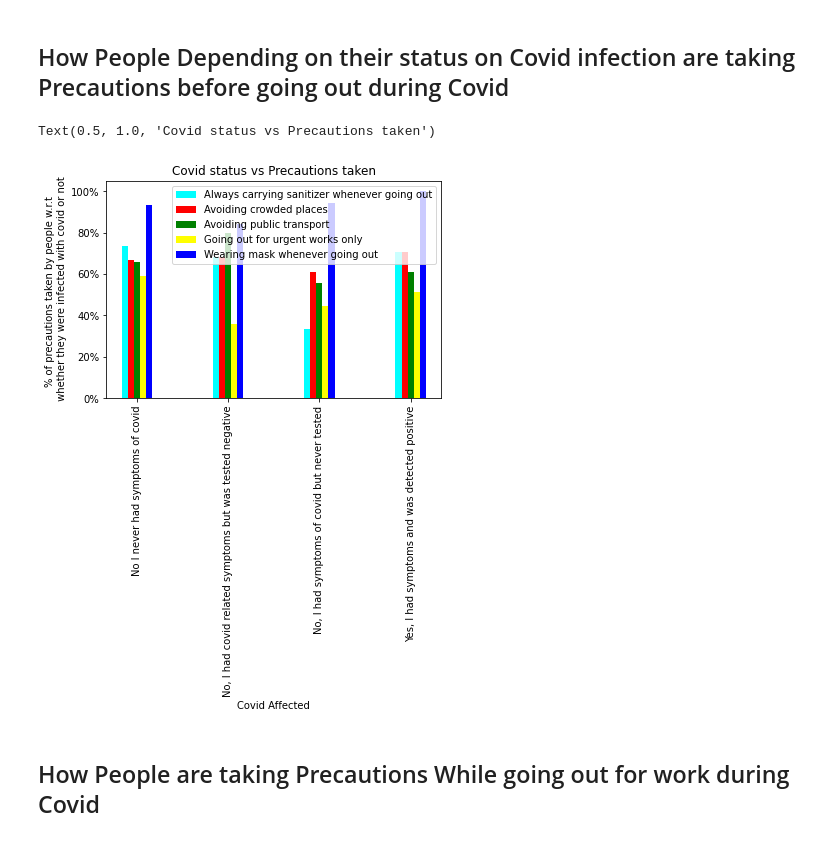
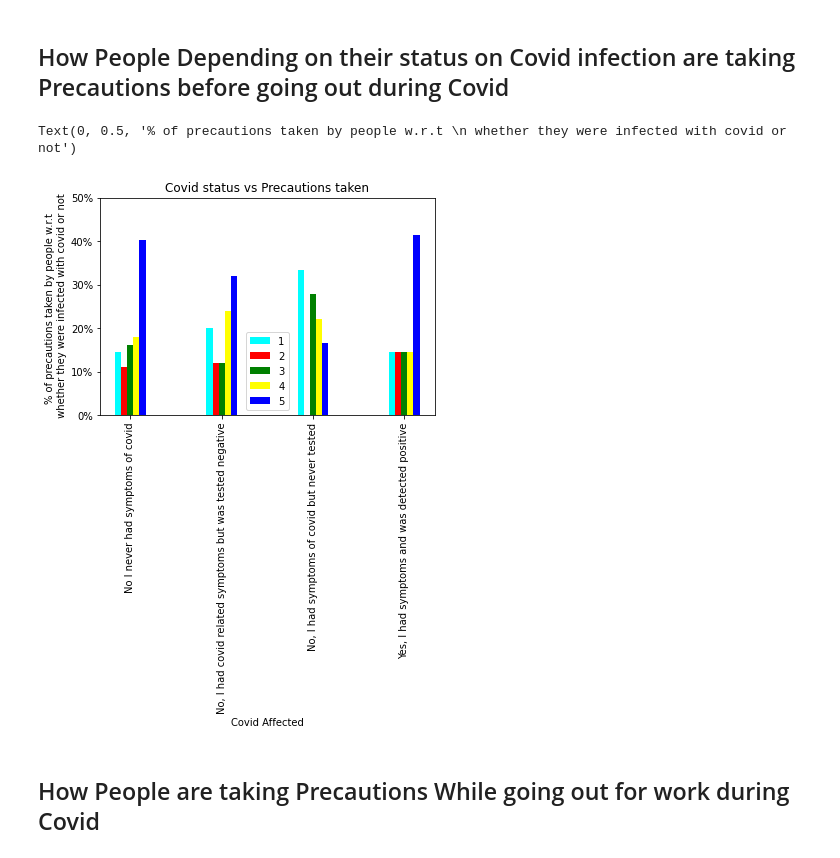
Before and after one commit to Samrat2001/Exploratory-Data-Analysis, a Jupyter notebook: Project_python_Final_cut.ipynb, the cells around one changed output. Saved outputs shown, nothing was run; the diff lists cells and outputs as text; code cells hidden in the pictures.

```diff
--- a/Project_python_Final_cut.ipynb
+++ b/Project_python_Final_cut.ipynb
@@ -183,29 +185,33 @@ myfun(x = "age_grp",y = "focus_mh",xlabel = "age group",lenylab=7)
 ## How People Depending on their status on Covid infection are taking Precautions before going out during Covid
 # %%
 df_covid_pr = pd.concat([df1.covidaff, df1.cov_prec.str.get_dummies(sep = ";")], axis = 1)
-p10 = df_covid_pr.groupby("covidaff").aggregate(sum)
+p = df_covid_pr.sum(axis = 1)
+df_covid_pr["sum1"] = [str(x) for x in p]
+
+df_c = pd.concat([df_covid_pr.covidaff,df_covid_pr.sum1.str.get_dummies() ], axis = 1)
+p10 = df_c.groupby("covidaff").aggregate(sum)
 df1_10 = pd.DataFrame(pd.value_counts(df1.covidaff))
 g10 = p10.div(df1_10["covidaff"], axis = 0)
 
 
 f10 = plt.figure()
 x10 = np.array([1,4,7,10])
-y10 = np.array([0, 0.2, 0.4, 0.6, 0.8, 1])
+y10 = np.array([0,0.1, 0.2,0.3, 0.4,0.5])
 width = 0.2
-plt.bar(x10 - 0.4, g10["Always carrying sanitizer whenever going out"], width, color = "cyan")
-plt.bar(x10 - 0.2, g10["Avoiding crowded places"], width, color = "red")
-plt.bar(x10, g10["Avoiding public transport"], width, color = "green")
-plt.bar(x10 + 0.2, g10["Going out for urgent works only"], width, color = "yellow")
-plt.bar(x10 + 0.4, g10["Wearing mask whenever going out"], width, color = "blue")
+plt.bar(x10 - 0.4, g10["1"], width, color = "cyan")
+plt.bar(x10 - 0.2, g10["2"], width, color = "red")
+plt.bar(x10, g10["3"], width, color = "green")
+plt.bar(x10 + 0.2, g10["4"], width, color = "yellow")
+plt.bar(x10 + 0.4, g10["5"], width, color = "blue")
 plt.xticks(x10, list(g10.index), rotation = 90)
-plt.yticks(y10, ["0%", "20%", "40%", "60%", "80%", "100%"])
-plt.legend(g10.columns, loc = "best")
+plt.yticks(y10, ["0%","10%", "20%","30%", "40%", "50%"])
+plt.legend(g10.columns)
+plt.title("Covid status vs Precautions taken")
 plt.xlabel("Covid Affected")
 plt.ylabel("% of precautions taken by people w.r.t \n whether they were infected with covid or not")
-plt.title("Covid status vs Precautions taken")
 # %% [output]
-Text(0.5, 1.0, 'Covid status vs Precautions taken')
+Text(0, 0.5, '% of precautions taken by people w.r.t \n whether they were infected with covid or not')
-[figure, old version]
+[figure, new version]
 # %% [markdown]
 ## How People are taking Precautions While going out for work during Covid
 # %%
```
Also changed, not shown: parts of 26 cells of this notebook.
